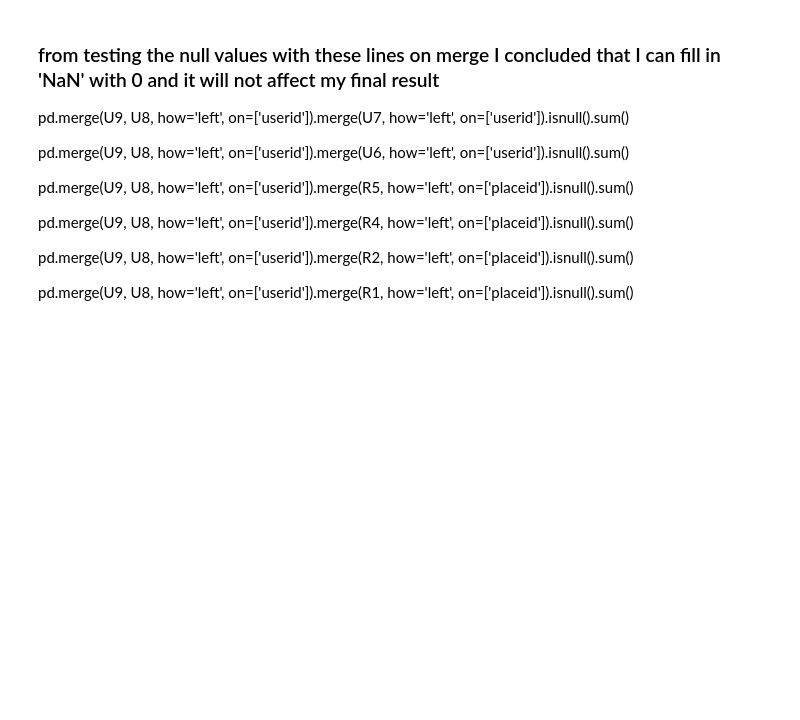
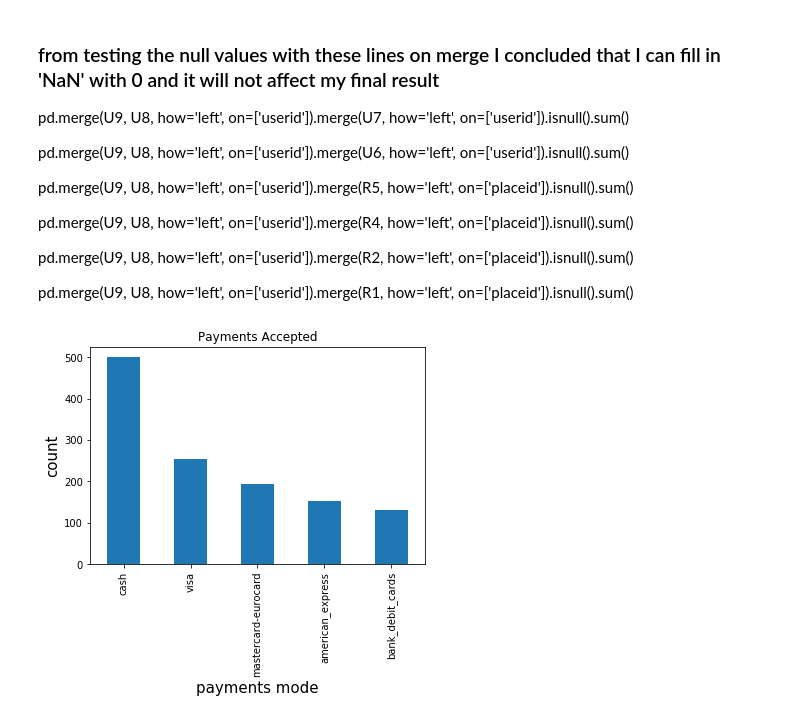
Before and after one commit to JeanFraga/DS8-Build_Week-1, a Jupyter notebook: notebooks/Restaurant Data with Consumer Ratings Features.ipynb, the cells around one changed output. Saved outputs shown, nothing was run; the diff lists cells and outputs as text; code cells hidden in the pictures; blank space fills up the shorter version.

Commit message:
added process and graphs

```diff
--- a/notebooks/Restaurant Data with Consumer Ratings Features.ipynb
+++ b/notebooks/Restaurant Data with Consumer Ratings Features.ipynb
@@ -728,3 +724,9 @@ pd.merge(U9, U8, how='left', on=['userid']).merge(R1, how='left', on=['placeid']
 # %%
 # with this save file I am able to update the file if I need to make changes to the features for the models I will run.
 final.to_csv('Restaurant_Consumer_Data_merged',index=False)
+# %%
+F1plt=payment_methods.rpayment.value_counts().plot.bar(title="Payments Accepted")
+F1plt.set_xlabel('payments mode',size=15)
+F1plt.set_ylabel('count',size=15);
+# %% [output]
+[figure, added]
```
Also changed, not shown: parts of 6 cells of this notebook, 3 other files.
